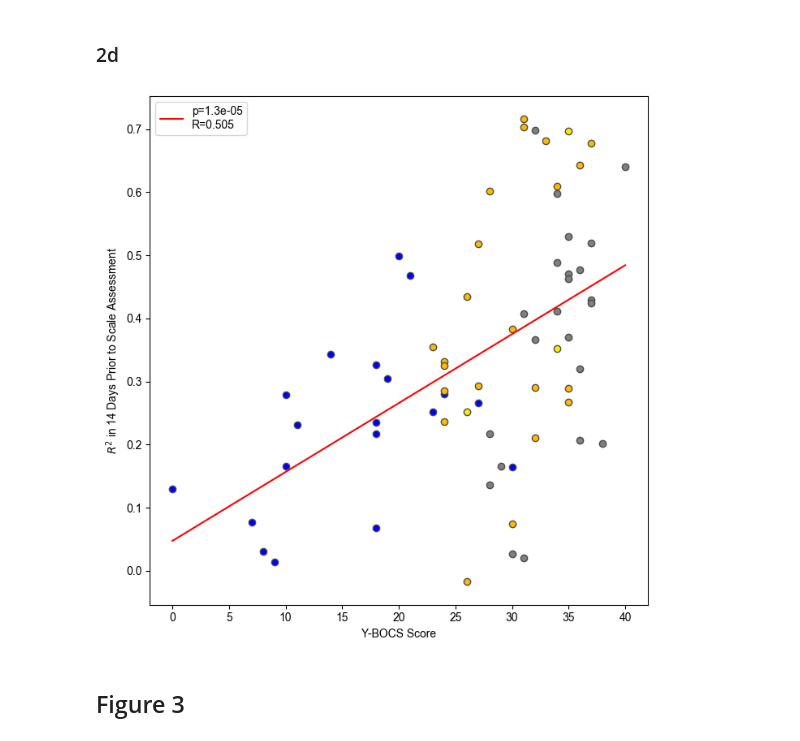
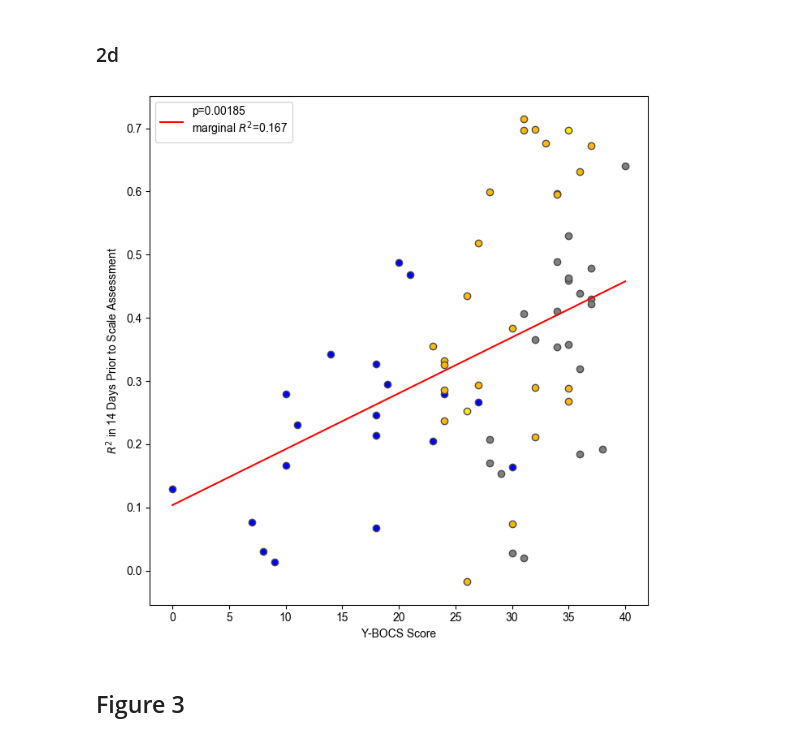
Before and after one commit to ProvenzaLab/PerceptPredictability, a Jupyter notebook: process_data.ipynb, the cells around one changed output. Drawn from its saved outputs; the diff is of its cells as text; code cells hidden in the pictures.

```diff
--- a/process_data.ipynb
+++ b/process_data.ipynb
@@ -72,7 +84,7 @@ COL_PAL = {
     "Unknown": "#808080"
 }
 # %%
-df = pd.read_parquet('df_for_paper.parq')
+df = pd.read_parquet('df_for_paper2.parq')
 df['state_label_str'] = df['state_label_str'].replace({'Relapse': 'Responder'}) # read methods for more details
 
 scale_df = pd.read_parquet('scale_df_for_paper.parq')
@@ -655,7 +668,7 @@ T-test comparing ΔR² between Responders and Non-Responders: t=-5.563, p=2.608e
 ### 2d
 # %%
 fig, ax = plt.subplots(figsize=(7,7))
-xs, ys = [], []
+xs, ys, pt_ids = [], [], []
 
 feature = 'lfp_left_OvER_interpolate_R2'
 for pt_id, pt_df in df.groupby('pt_id'):
@@ -672,38 +685,56 @@ for pt_id, pt_df in df.groupby('pt_id'):
 
         window_start = scale_day - 14
         window_end = scale_day
         if (scale_day - 14) < pt_df['days_since_dbs'].iloc[0]:
             continue
 
         r2_14d_prior_avg = pt_df_daily.query('@window_start < days_since_dbs <= @window_end')[feature].mean()
         if pd.isna(r2_14d_prior_avg):
             continue
 
         color = COL_PAL[clinical_status]
         ax.scatter(scale_val, r2_14d_prior_avg, color=color, ec='#4c4c4c', lw=1)
         xs.append(scale_val)
         ys.append(r2_14d_prior_avg)
+        pt_ids.append(pt_id)
 
 yb_scores = np.array(xs)
 r2_14d_prior = np.array(ys)
 
-slope, intercept, r_value, p_value, std_err = stats.linregress(yb_scores, r2_14d_prior)
+mm_df = pd.DataFrame({
+    'YBOCS': yb_scores,
+    'r2': r2_14d_prior,
+    'pt_id': pt_ids,
+})
 
-line_xs = np.array([min(yb_scores), max(yb_scores)])
+mdl = smf.mixedlm("r2 ~ YBOCS", data=mm_df, groups="pt_id", re_formula="~1")
+result = mdl.fit()
+
+slope = result.fe_params['YBOCS']
+intercept = result.fe_params['Intercept']
+p_value = result.pvalues['YBOCS']
+
+fe_pred = result.predict(mm_df)
+fixed_var = np.var(fe_pred, ddof=1)
+random_var = float(result.cov_re.iloc[0, 0])
+resid_var = result.scale
+marginal_r2 = fixed_var / (fixed_var + random_var + resid_var)
+
+line_xs = np.array([yb_scores.min(), yb_scores.max()])
 line_ys = intercept + slope * line_xs
 
-ax.plot(line_xs, line_ys, color='red', label=f'p={p_value:.3g}\nR={r_value:.3f}')
+ax.plot(line_xs, line_ys, color='red',
+        label=f'p={p_value:.3g}\nmarginal $R^2$={marginal_r2:.3f}')
 ax.legend()
 ax.set(
     xlabel='Y-BOCS Score',
     ylabel=r'$R^2$ in 14 Days Prior to Scale Assessment',
-    # xlim=(0, 40)
 )
 
 fig.tight_layout()
 plt.show()
 # %% [output]
-[figure, old version]
+[figure, new version]
 # %% [markdown]
 ## Figure 3
 # %%
```
Also changed, not shown: parts of 28 cells of this notebook.
